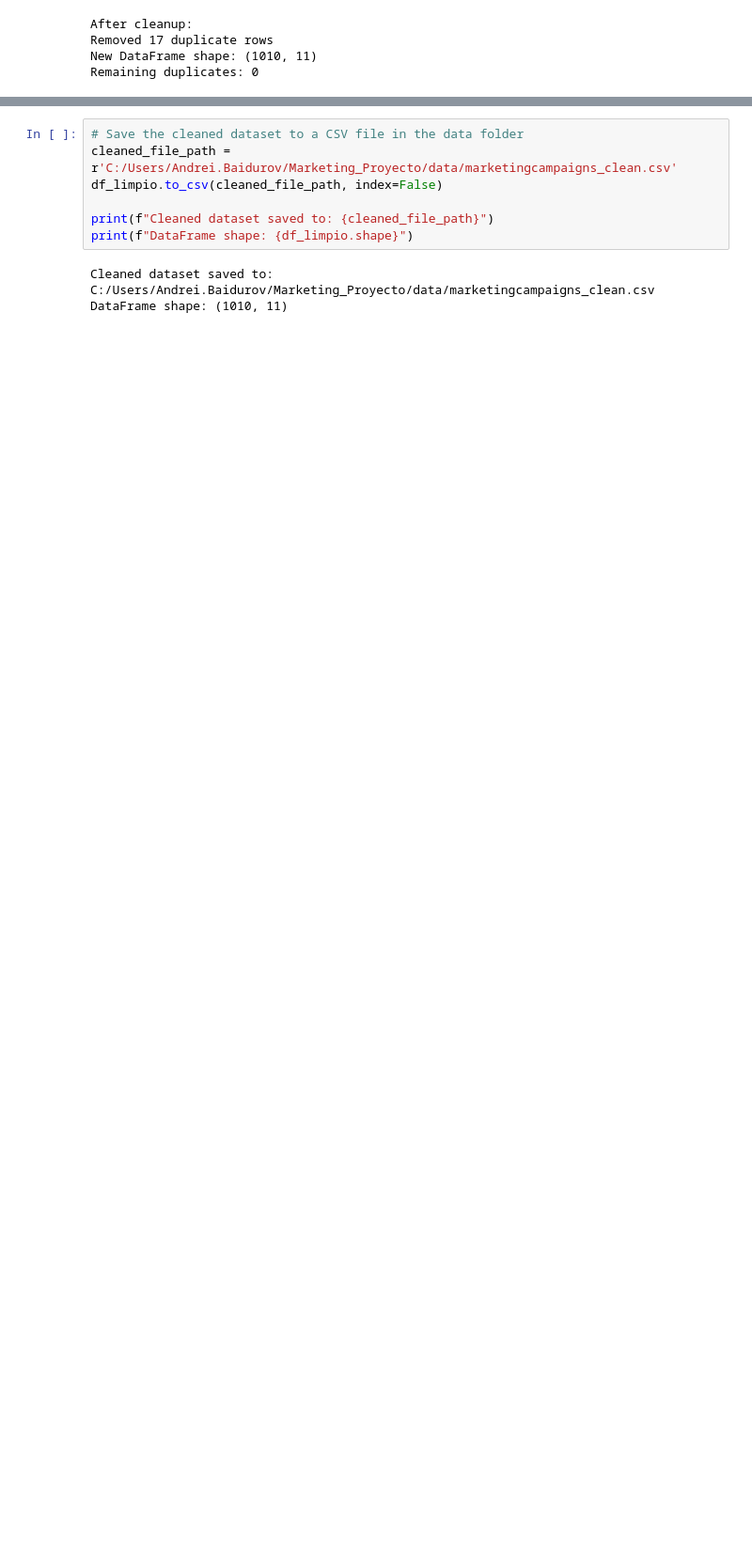
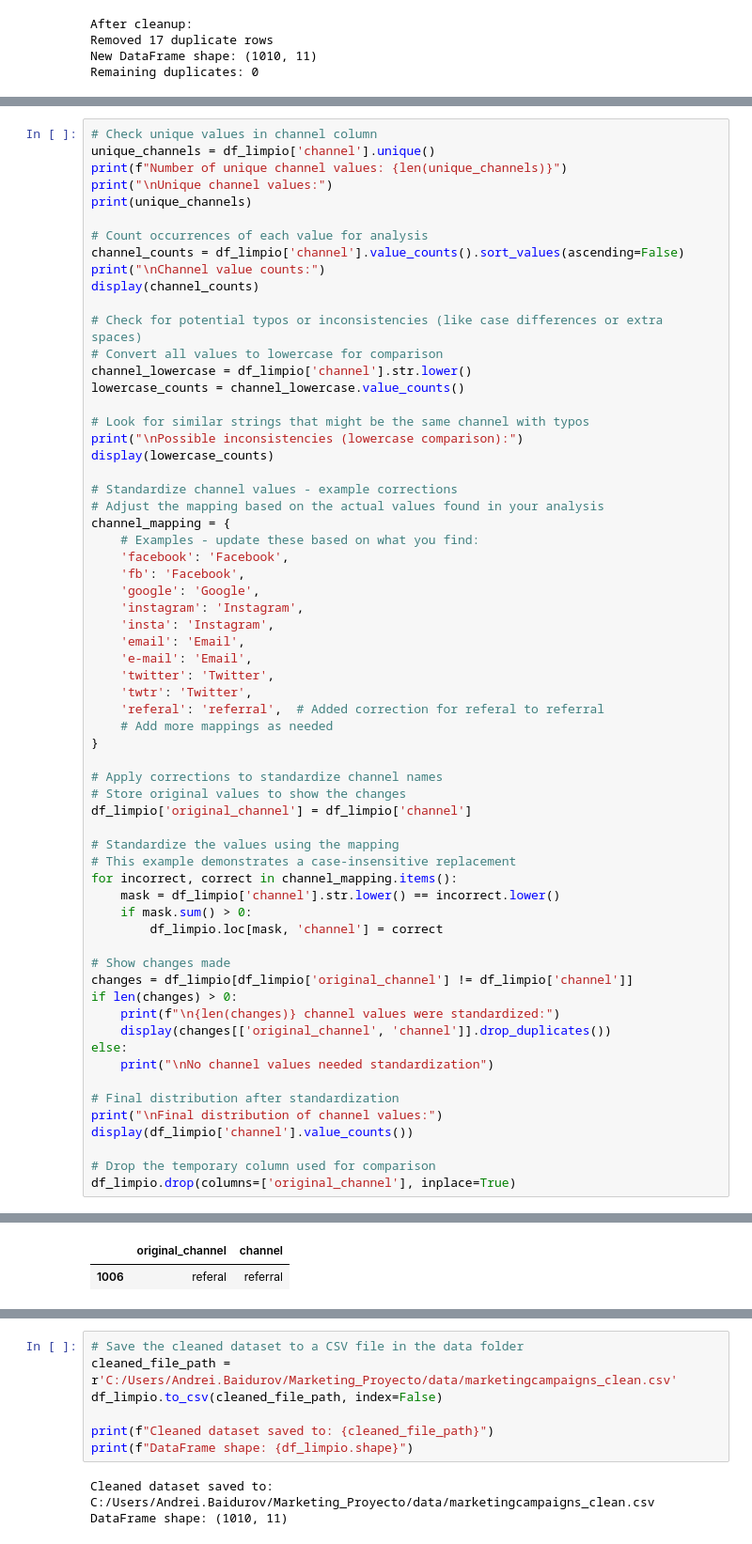
Before and after one commit to AndreiKukushkinBaidurov/Marketing_Proyecto, a Jupyter notebook: PrePros.ipynb, the cells around one changed output, grey strips where cells are left out. Shown at 94% size. Cells and saved outputs as stored; diff of their text form; blank space fills up the shorter version.

```diff
--- a/PrePros.ipynb
+++ b/PrePros.ipynb
@@ -905,0 +951,64 @@ Remaining duplicates: 0
+# %%
+# Check unique values in channel column
+unique_channels = df_limpio['channel'].unique()
+print(f"Number of unique channel values: {len(unique_channels)}")
+print("\nUnique channel values:")
+print(unique_channels)
+
+# Count occurrences of each value for analysis
+channel_counts = df_limpio['channel'].value_counts().sort_values(ascending=False)
+print("\nChannel value counts:")
+display(channel_counts)
+
+# Check for potential typos or inconsistencies (like case differences or extra spaces)
+# Convert all values to lowercase for comparison
+channel_lowercase = df_limpio['channel'].str.lower()
+lowercase_counts = channel_lowercase.value_counts()
+
+# Look for similar strings that might be the same channel with typos
+print("\nPossible inconsistencies (lowercase comparison):")
+display(lowercase_counts)
+
+# Standardize channel values - example corrections
+# Adjust the mapping based on the actual values found in your analysis
+channel_mapping = {
+    # Examples - update these based on what you find:
+    'facebook': 'Facebook',
+    'fb': 'Facebook',
+    'google': 'Google',
+    'instagram': 'Instagram',
+    'insta': 'Instagram',
+    'email': 'Email',
+    'e-mail': 'Email',
+    'twitter': 'Twitter',
+    'twtr': 'Twitter',
+    'referal': 'referral',  # Added correction for referal to referral
+    # Add more mappings as needed
+}
+
+# Apply corrections to standardize channel names
+# Store original values to show the changes
+df_limpio['original_channel'] = df_limpio['channel']
+
+# Standardize the values using the mapping
+# This example demonstrates a case-insensitive replacement
+for incorrect, correct in channel_mapping.items():
+    mask = df_limpio['channel'].str.lower() == incorrect.lower()
+    if mask.sum() > 0:
+        df_limpio.loc[mask, 'channel'] = correct
+
+# Show changes made
+changes = df_limpio[df_limpio['original_channel'] != df_limpio['channel']]
+if len(changes) > 0:
+    print(f"\n{len(changes)} channel values were standardized:")
+    display(changes[['original_channel', 'channel']].drop_duplicates())
+else:
+    print("\nNo channel values needed standardization")
+
+# Final distribution after standardization
+print("\nFinal distribution of channel values:")
+display(df_limpio['channel'].value_counts())
+
+# Drop the temporary column used for comparison
+df_limpio.drop(columns=['original_channel'], inplace=True)
+# %% [output]
@@ -905,0 +1037,2 @@ Remaining duplicates: 0
+|  | original_channel | channel |
+| 1006 | referal | referral |
```
Also changed, not shown: parts of 2 cells of this notebook, 1 other file.
